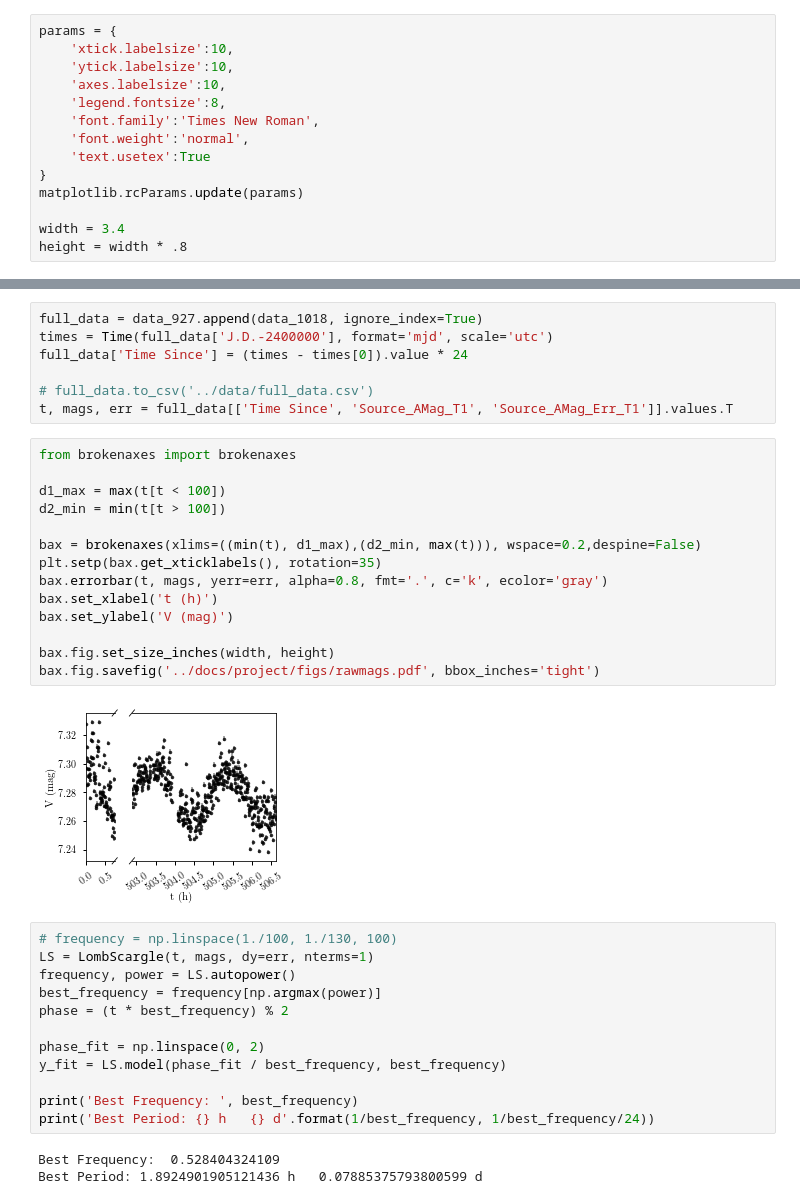
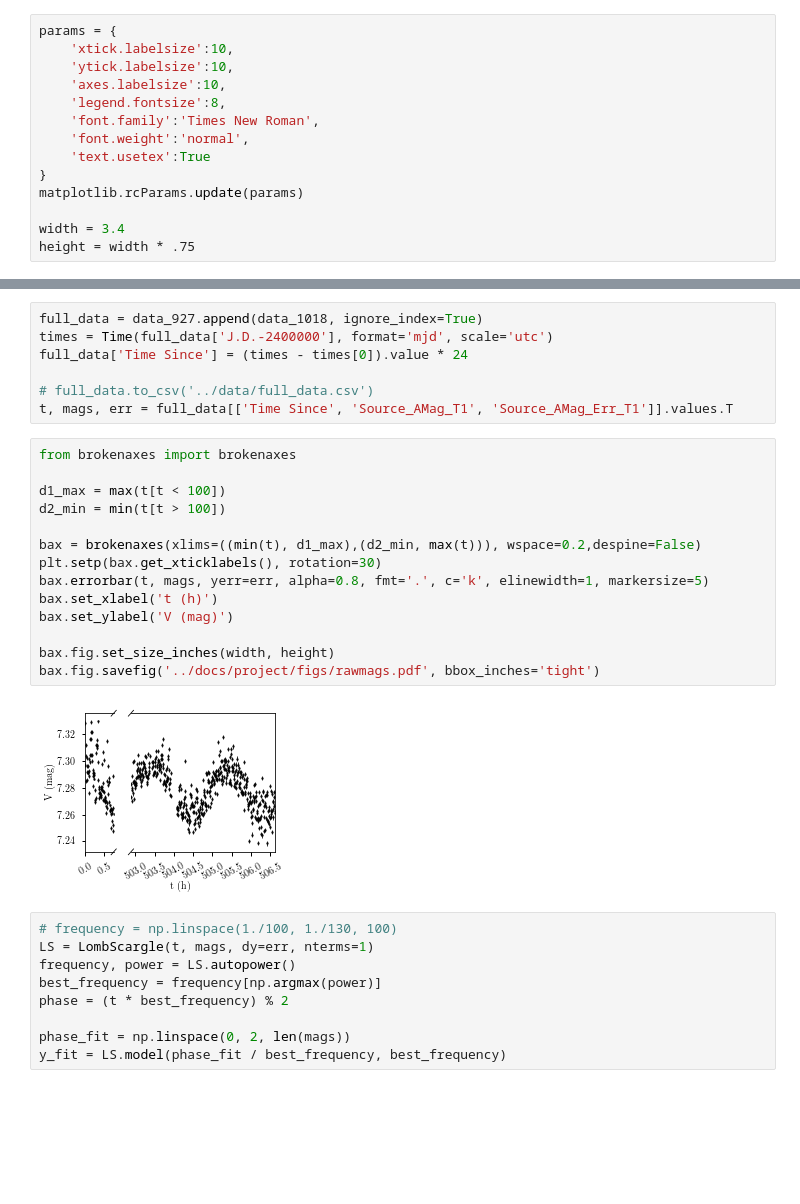
Before and after one commit to mileslucas/astro344l, a Jupyter notebook: project/src/project.ipynb, the cells around one changed output, grey strips where cells are left out. Cells and saved outputs as stored; diff of their text form; blank space fills up the shorter version.

```diff
--- a/project/src/project.ipynb
+++ b/project/src/project.ipynb
@@ -23,7 +23,7 @@ params = {
 matplotlib.rcParams.update(params)
 
 width = 3.4
-height = width * .8
+height = width * .75
 # %%
 data_927 = pd.read_excel('../data/0927_measurements.xlsx')
 
@@ -38,19 +38,19 @@ t, mags, err = full_data[['Time Since', 'Source_AMag_T1', 'Source_AMag_Err_T1']]
 # %%
 from brokenaxes import brokenaxes
 
 d1_max = max(t[t < 100])
 d2_min = min(t[t > 100])
 
 bax = brokenaxes(xlims=((min(t), d1_max),(d2_min, max(t))), wspace=0.2,despine=False)
-plt.setp(bax.get_xticklabels(), rotation=35)
-bax.errorbar(t, mags, yerr=err, alpha=0.8, fmt='.', c='k', ecolor='gray')
+plt.setp(bax.get_xticklabels(), rotation=30)
+bax.errorbar(t, mags, yerr=err, alpha=0.8, fmt='.', c='k', elinewidth=1, markersize=5)
 bax.set_xlabel('t (h)')
 bax.set_ylabel('V (mag)')
 
 bax.fig.set_size_inches(width, height)
 bax.fig.savefig('../docs/project/figs/rawmags.pdf', bbox_inches='tight')
 # %% [output]
-[figure, old version]
+[figure, new version]
 # %%
 # frequency = np.linspace(1./100, 1./130, 100)
 LS = LombScargle(t, mags, dy=err, nterms=1)
@@ -58,12 +58,6 @@ frequency, power = LS.autopower()
 best_frequency = frequency[np.argmax(power)]
 phase = (t * best_frequency) % 2
 
-phase_fit = np.linspace(0, 2)
+phase_fit = np.linspace(0, 2, len(mags))
 y_fit = LS.model(phase_fit / best_frequency, best_frequency)
-
-print('Best Frequency: ', best_frequency)
-print('Best Period: {} h   {} d'.format(1/best_frequency, 1/best_frequency/24))
-# %% [output]
-Best Frequency:  0.528404324109
-Best Period: 1.8924901905121436 h   0.07885375793800599 d
 # %%
```
Also changed, not shown: parts of 3 cells of this notebook, 9 other files.
